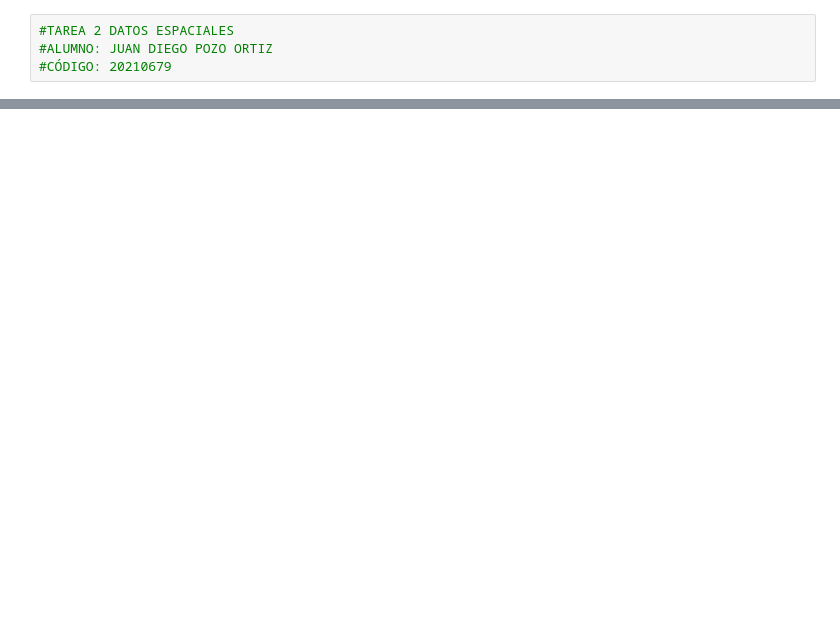
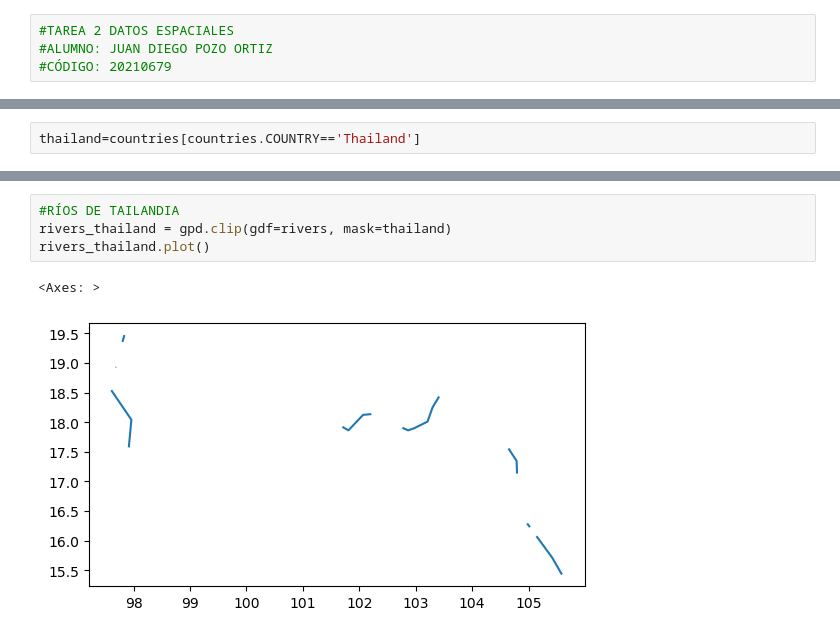
Before and after one commit to juandiegopozo-10/simpleplot, a Jupyter notebook: tarea_2_datosespaciales.ipynb, the cells around one changed output, grey strips where cells are left out. Saved outputs shown, nothing was run; the diff lists cells and outputs as text; blank space fills up the shorter version.

```diff
--- a/tarea_2_datosespaciales.ipynb
+++ b/tarea_2_datosespaciales.ipynb
@@ -10,0 +32,2 @@ DriverError: maps\World_Countries\World_Countries.shp: No such file or directory
+# %%
+thailand=countries[countries.COUNTRY=='Thailand']
@@ -10,0 +53,7 @@ DriverError: maps\World_Countries\World_Countries.shp: No such file or directory
+# %%
+#RÍOS DE TAILANDIA
+rivers_thailand = gpd.clip(gdf=rivers, mask=thailand)
+rivers_thailand.plot()
+# %% [output]
+<Axes: >
+[figure, added]
```
Also changed, not shown: parts of 22 cells of this notebook.
